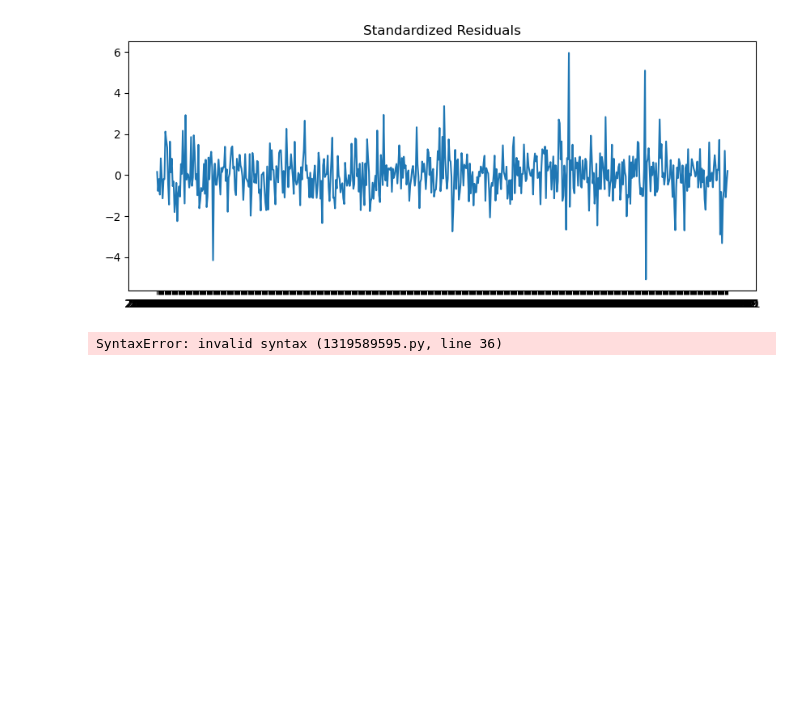
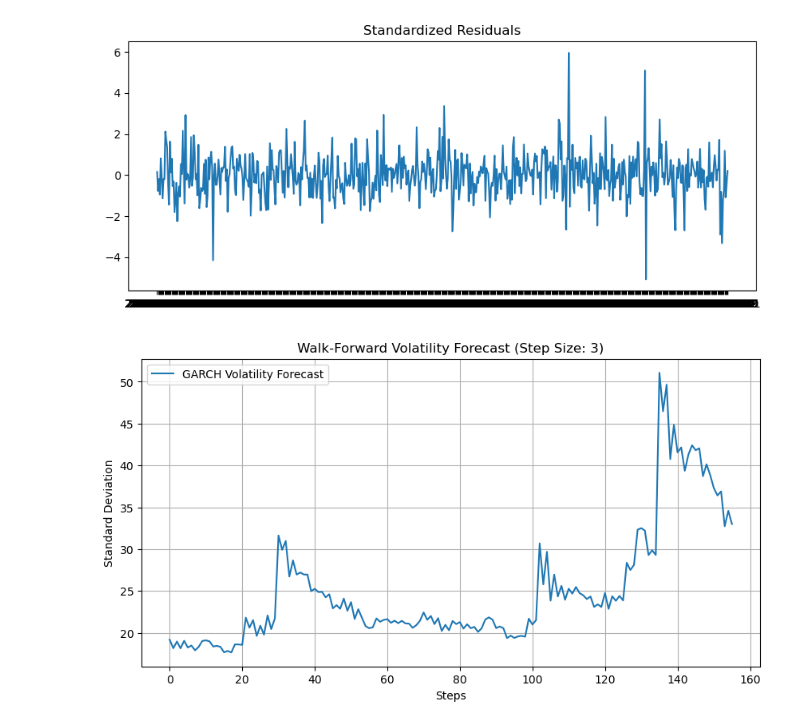
Before and after one commit to 035skt/ECO723, a Jupyter notebook: Analysis_11.ipynb, the cells around one changed output. Cells and saved outputs as stored; diff of their text form; code cells hidden in the pictures; blank space fills up the shorter version.

```diff
--- a/Analysis_11.ipynb
+++ b/Analysis_11.ipynb
@@ -505,35 +505,35 @@ def garch_volatility_forecast(arima_residuals_train, test_residuals, step_size=1
         # 3. Get standard deviation - new method for arch 4.15+
         # variance is in .variance, take sqrt to get std dev
         std_dev = np.sqrt(forecast.variance.values[-1, :])
         volatility_forecasts.extend(std_dev)
 
         # 4. Update history with actual test residuals
         history.extend(test_residuals[t:t+steps])
 
     return np.array(volatility_forecasts)
 
-X_test_values=np.array(X_test).reshape(156,)-
+X_test_values=np.array(X_test).reshape(156,)
 
 
 # Get volatility forecasts
 volatility_forecast = garch_volatility_forecast(
     arima_residuals_train=residuals,
     test_residuals=X_test_values-predictions,
     step_size=step_size,
     garch_order=(1,2)
 )
 
 # Plot results
 plt.figure(figsize=(10, 5))
 plt.plot(volatility_forecast, label='GARCH Volatility Forecast')
 plt.title(f'Walk-Forward Volatility Forecast (Step Size: {step_size})')
 plt.xlabel('Steps')
 plt.ylabel('Standard Deviation')
 plt.legend()
 plt.grid(True)
 plt.show()
 # %% [output]
-SyntaxError: invalid syntax (1319589595.py, line 36)
+[figure, added]
 # %%
 arima_garch_forecast=predictions+0.2*volatility_forecast
 rmse = np.sqrt(mean_squared_error(test[:len(predictions)], arima_garch_forecast))
```
Also changed, not shown: parts of 3 cells of this notebook, 4 other files.
